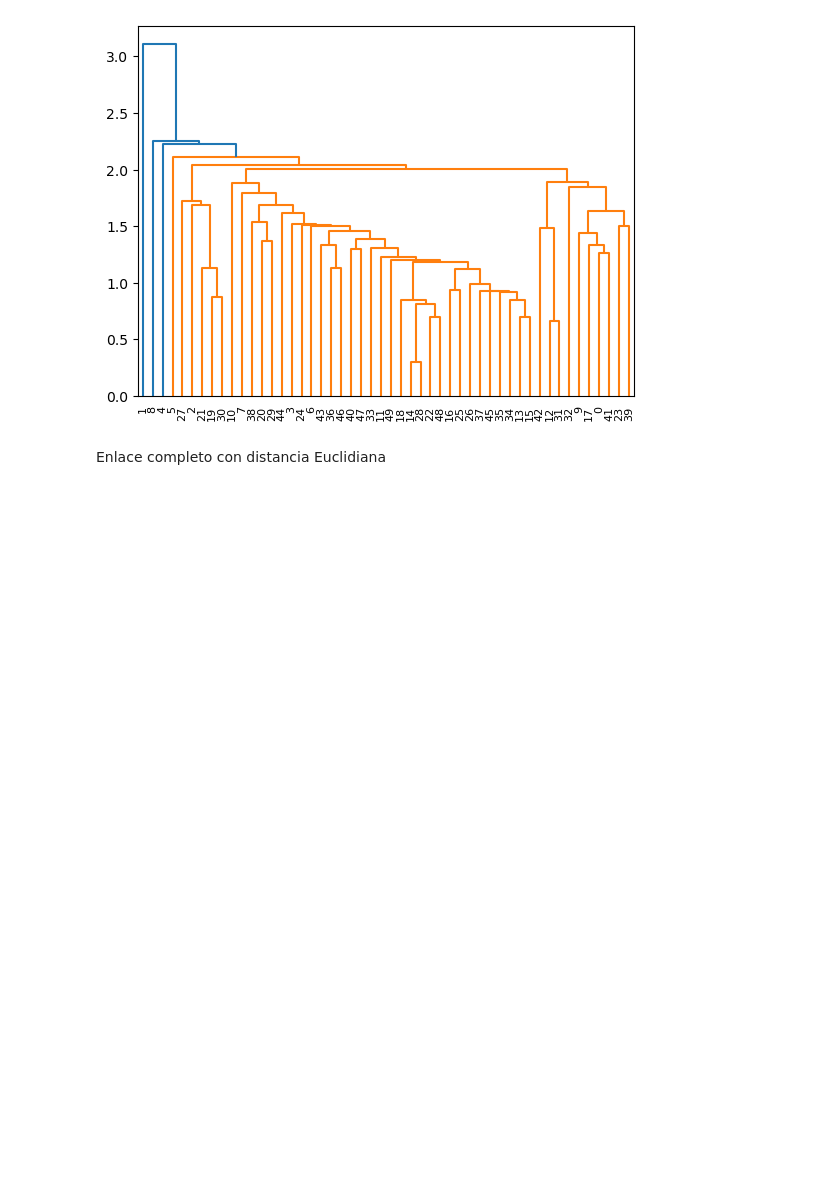
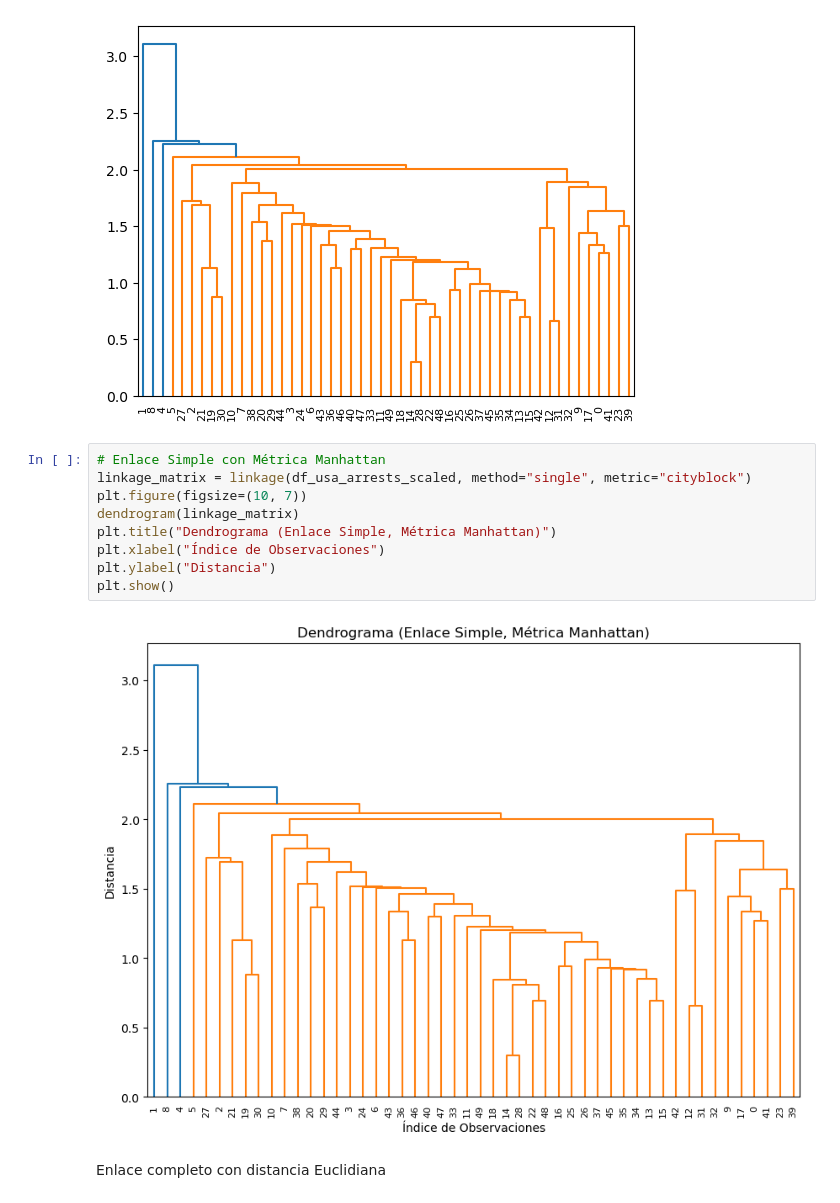
Before and after one commit to mjfura/Laboratorio-ML-Aprendizaje, a Jupyter notebook: aprendizaje-no-supervizado/laboratorio_1.ipynb, the cells around one changed output. Drawn from its saved outputs; the diff is of its cells as text; blank space fills up the shorter version.

```diff
--- a/aprendizaje-no-supervizado/laboratorio_1.ipynb
+++ b/aprendizaje-no-supervizado/laboratorio_1.ipynb
@@ -124,6 +171,17 @@ dendrogram(linkage_matrix)
 plt.show()
 # %% [output]
 [figure]
+# %%
+# Enlace Simple con Métrica Manhattan
+linkage_matrix = linkage(df_usa_arrests_scaled, method="single", metric="cityblock")
+plt.figure(figsize=(10, 7))
+dendrogram(linkage_matrix)
+plt.title("Dendrograma (Enlace Simple, Métrica Manhattan)")
+plt.xlabel("Índice de Observaciones")
+plt.ylabel("Distancia")
+plt.show()
+# %% [output]
+[figure, added]
 # %% [markdown]
 Enlace completo con distancia Euclidiana
 # %%
```
Also changed, not shown: parts of 16 cells of this notebook.
